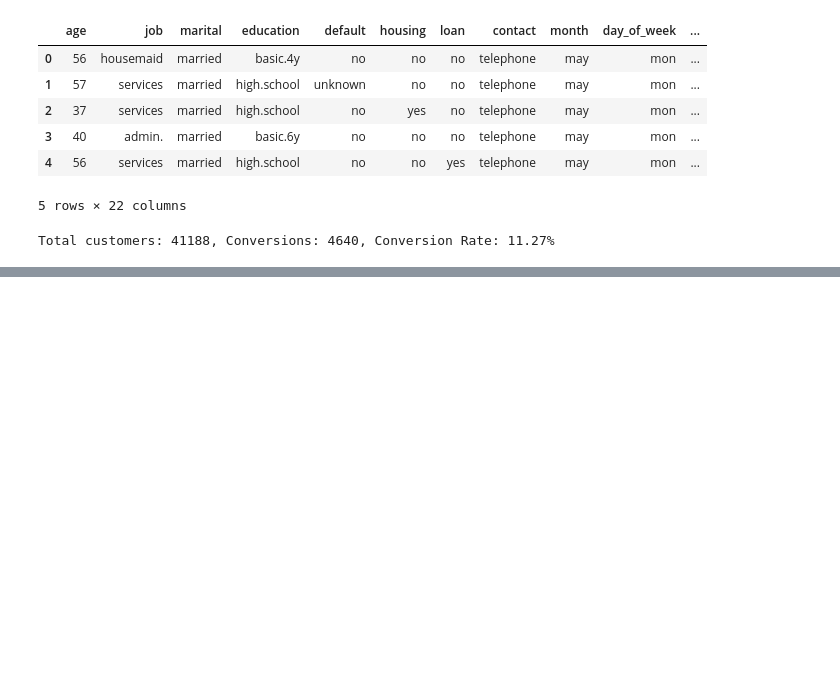
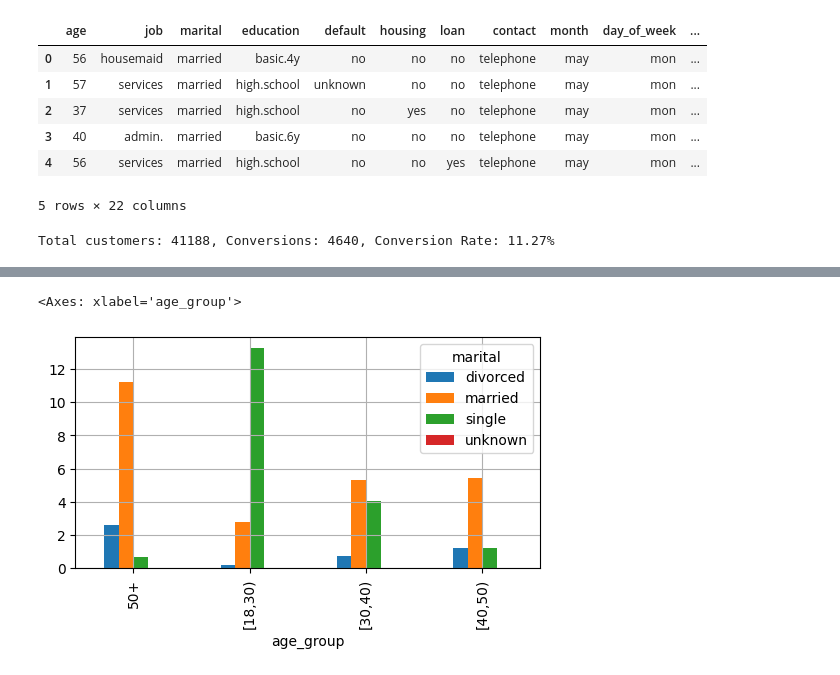
Before and after one commit to abhas-b/AICentral, a Jupyter notebook: 05. Marketing Analytics/02. Visualization.ipynb, the cells around one changed output, grey strips where cells are left out. Cells and saved outputs as stored; diff of their text form; code cells hidden in the pictures; blank space fills up the shorter version.

```diff
--- a/05. Marketing Analytics/02. Visualization.ipynb
+++ b/05. Marketing Analytics/02. Visualization.ipynb
@@ -31,0 +96,13 @@ plt.plot(conversions_by_age);
+# %%
+age_marital_df = df.groupby(['age_group', 'marital'])['conversion'].sum().unstack('marital').fillna(0)
+age_marital_df = 100*age_marital_df.divide(
+    df.groupby(by='age_group')['conversion'].count(),
+    axis=0
+)
+# %%
+age_marital_df.plot(kind="bar",
+                    grid=True,
+                    figsize=(6,3))
+# %% [output]
+<Axes: xlabel='age_group'>
+[figure, added]
```
Also changed, not shown: parts of 7 cells of this notebook.
